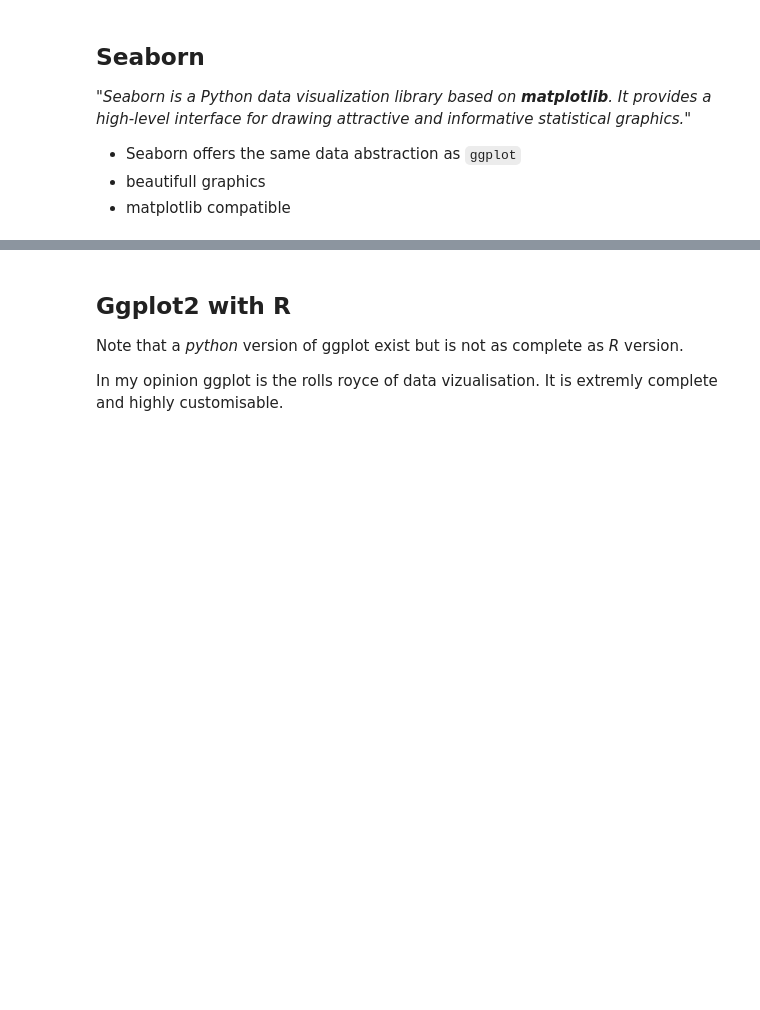
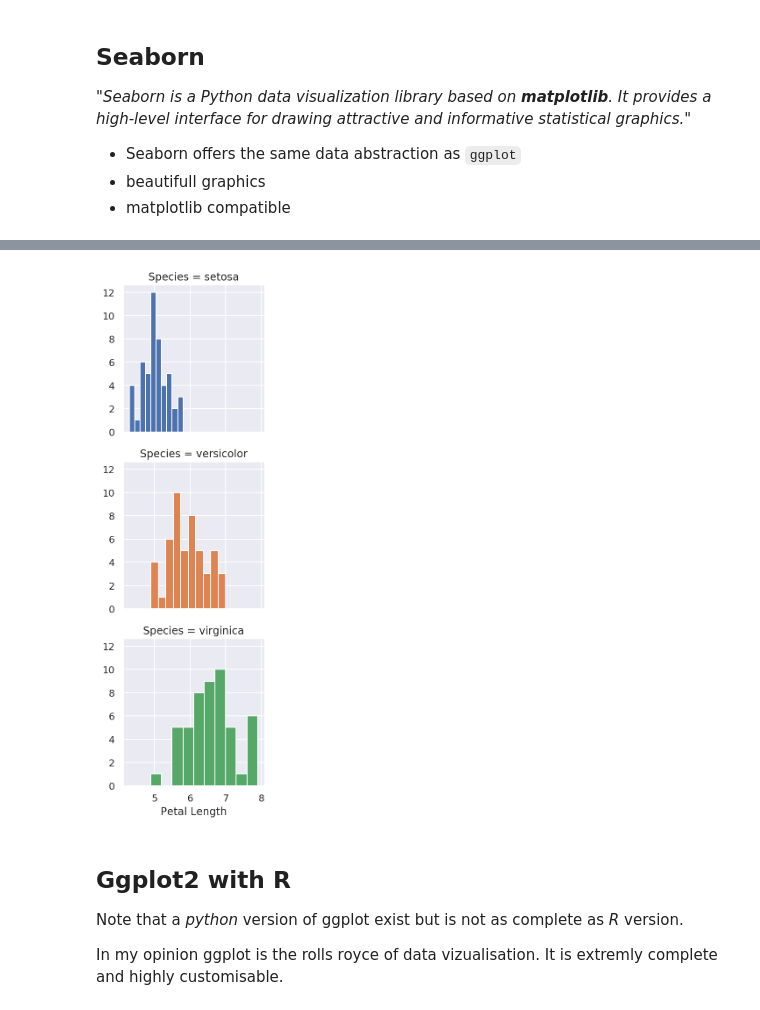
Before and after one commit to samuelmurail/jupyter_training_course, a Jupyter notebook: notebook/04_interactive_data_viz.ipynb, the cells around one changed output, grey strips where cells are left out. Saved outputs shown, nothing was run; the diff lists cells and outputs as text; code cells hidden in the pictures; blank space fills up the shorter version.

Commit message:
Add facets

```diff
--- a/notebook/04_interactive_data_viz.ipynb
+++ b/notebook/04_interactive_data_viz.ipynb
@@ -103,3 +104,8 @@ sns.scatterplot(data=iris_pd, x='Petal Length', y='Sepal Length', hue='Species')
+# %%
+g = sns.FacetGrid(iris_pd, row="Species", hue="Species")
+g = g.map(plt.hist, "Petal Length")
+# %% [output]
+[figure, added]
 # %% [markdown]
 ## Ggplot2 with R
 
```
Also changed, not shown: parts of 4 cells of this notebook.
